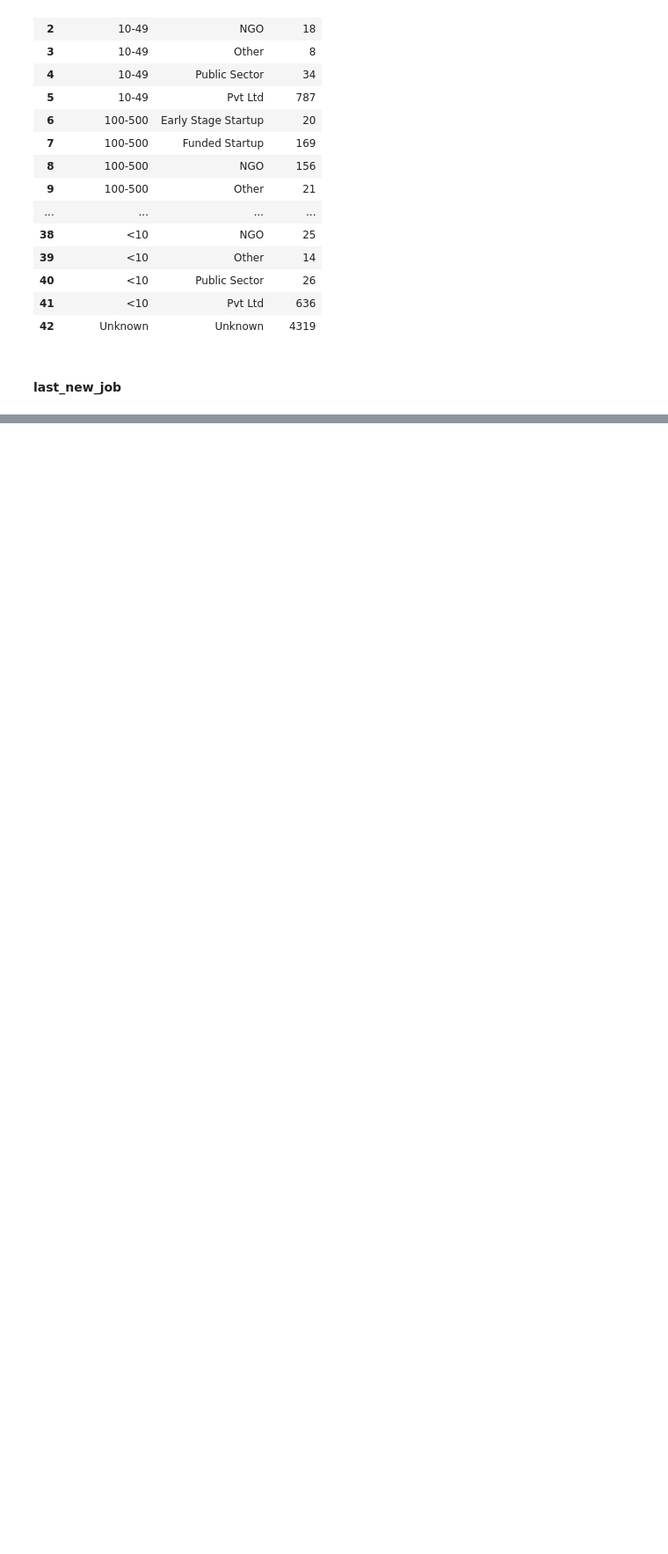
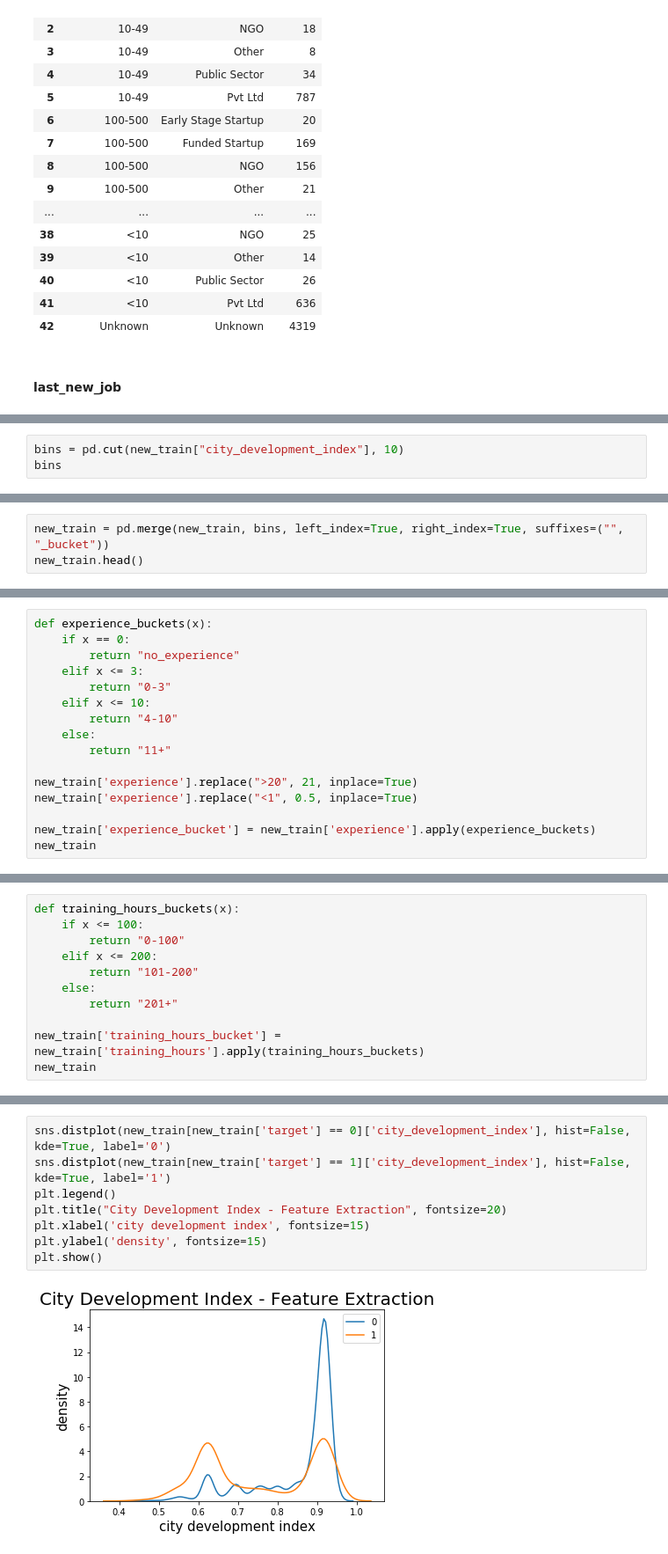
Before and after one commit to miritzk/ML_course, a Jupyter notebook: ML_Analysis.ipynb, the cells around one changed output, grey strips where cells are left out. Shown at 88% size. Saved outputs shown, nothing was run; the diff lists cells and outputs as text; blank space fills up the shorter version.

```diff
--- a/ML_Analysis.ipynb
+++ b/ML_Analysis.ipynb
@@ -904,0 +921,3 @@ new_train.fillna("NaN").groupby(['company_size', 'company_type']).size().reset_i
+# %%
+bins = pd.cut(new_train["city_development_index"], 10)
+bins
@@ -904,0 +956,3 @@ new_train.fillna("NaN").groupby(['company_size', 'company_type']).size().reset_i
+# %%
+new_train = pd.merge(new_train, bins, left_index=True, right_index=True, suffixes=("", "_bucket"))
+new_train.head()
@@ -904,0 +989,16 @@ new_train.fillna("NaN").groupby(['company_size', 'company_type']).size().reset_i
+# %%
+def experience_buckets(x):
+    if x == 0:
+        return "no_experience"
+    elif x <= 3:
+        return "0-3"
+    elif x <= 10:
+        return "4-10"
+    else:
+        return "11+"
+
+new_train['experience'].replace(">20", 21, inplace=True)
+new_train['experience'].replace("<1", 0.5, inplace=True)
+
+new_train['experience_bucket'] = new_train['experience'].apply(experience_buckets)
+new_train
@@ -904,0 +1026,11 @@ new_train.fillna("NaN").groupby(['company_size', 'company_type']).size().reset_i
+# %%
+def training_hours_buckets(x):
+    if x <= 100:
+        return "0-100"
+    elif x <= 200:
+        return "101-200"
+    else:
+        return "201+"
+
+new_train['training_hours_bucket'] = new_train['training_hours'].apply(training_hours_buckets)
+new_train
@@ -904,0 +1060,10 @@ new_train.fillna("NaN").groupby(['company_size', 'company_type']).size().reset_i
+# %%
+sns.distplot(new_train[new_train['target'] == 0]['city_development_index'], hist=False, kde=True, label='0')
+sns.distplot(new_train[new_train['target'] == 1]['city_development_index'], hist=False, kde=True, label='1')
+plt.legend()
+plt.title("City Development Index - Feature Extraction", fontsize=20)
+plt.xlabel('city development index', fontsize=15)
+plt.ylabel('density', fontsize=15)
+plt.show()
+# %% [output]
+[figure, added]
```
Also changed, not shown: parts of 45 cells of this notebook.
